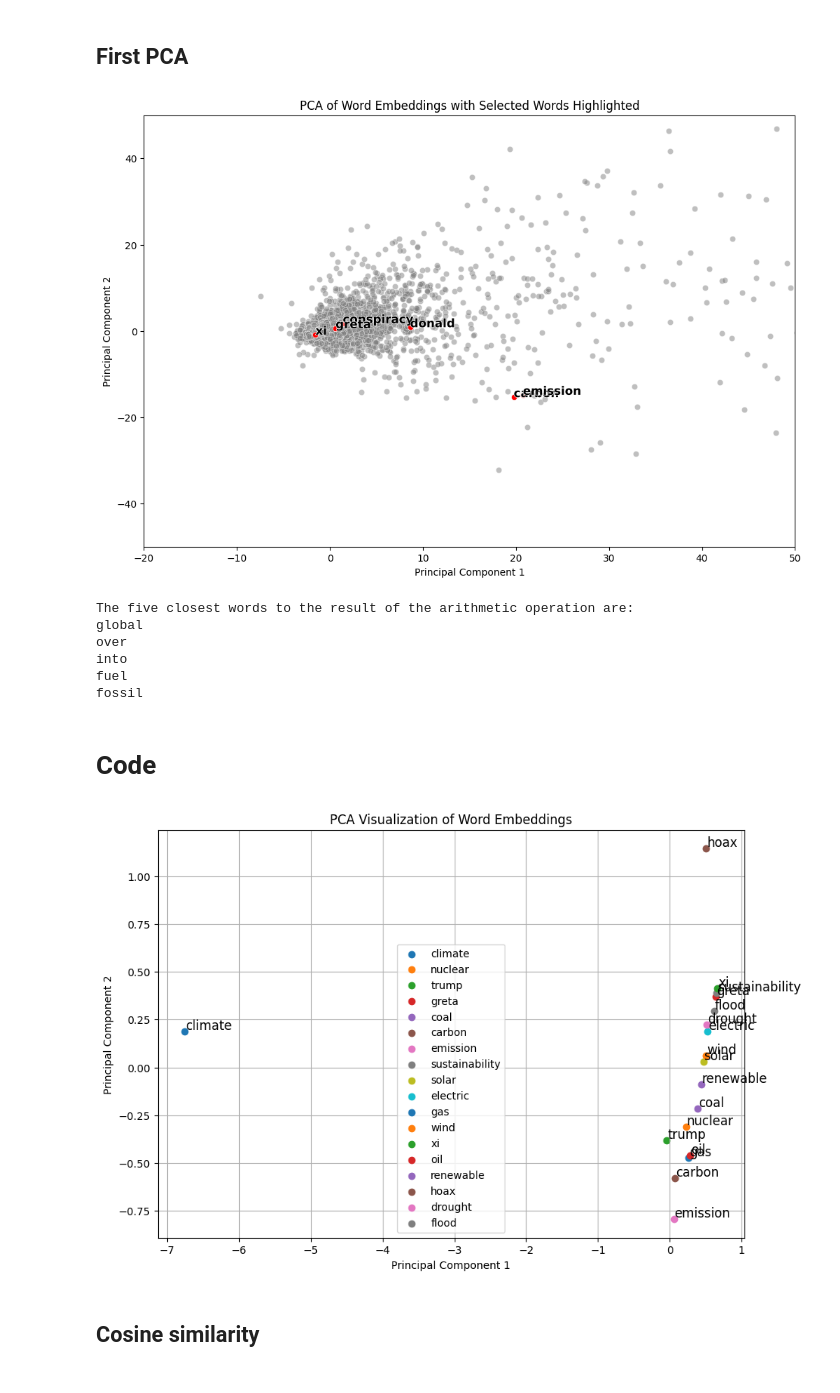
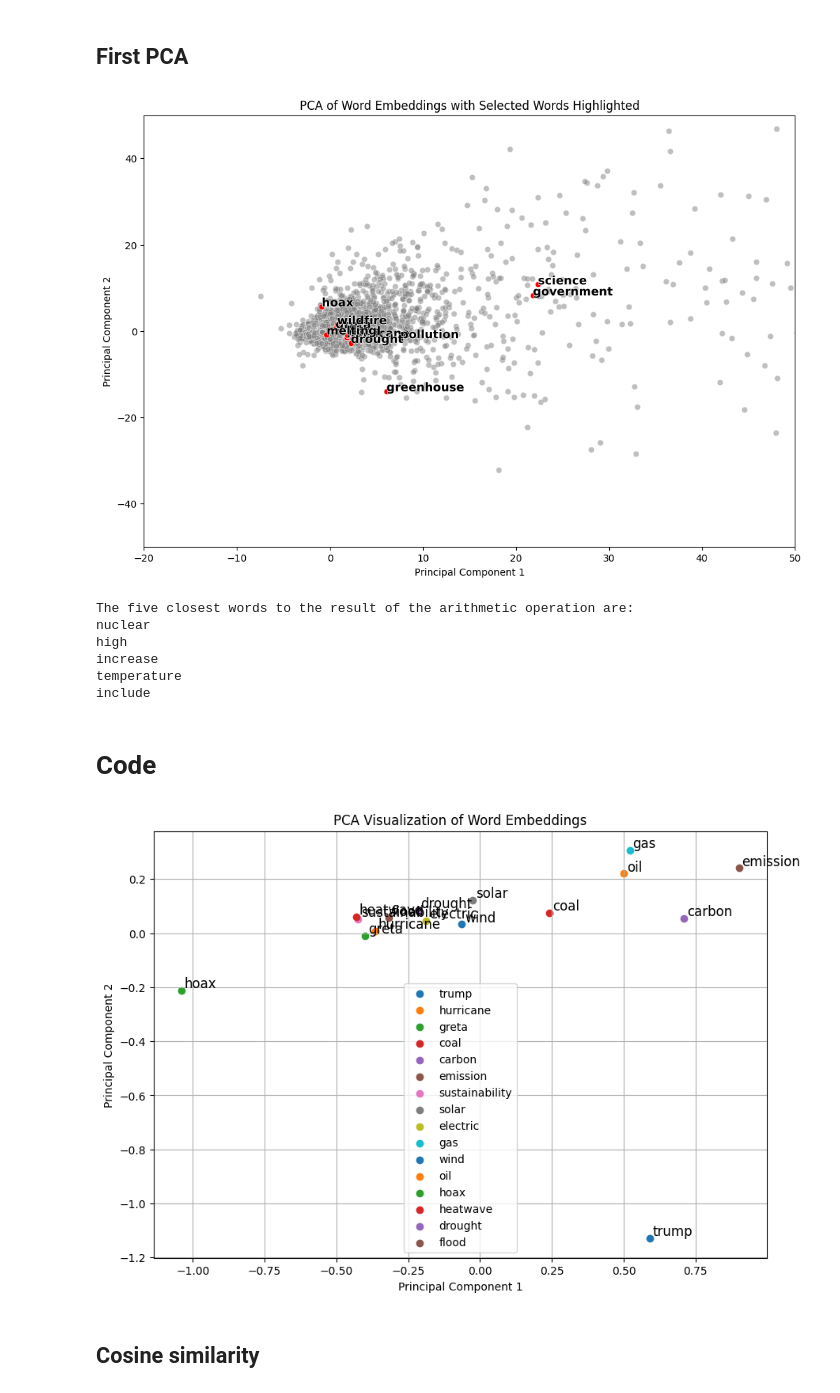
Before and after one commit to tobiaswtzl/dlss-project24, a Jupyter notebook: code/2. Deep Learning Model/SemSim.ipynb, the cells around one changed output. Drawn from its saved outputs; the diff is of its cells as text; code cells hidden in the pictures.

```diff
--- a/code/2. Deep Learning Model/SemSim.ipynb
+++ b/code/2. Deep Learning Model/SemSim.ipynb
@@ -50,8 +51,10 @@ pca_df = pd.DataFrame(data=principal_components, columns=['PC1', 'PC2'])
 pca_df['word'] = df_embeddings['word']
 
 # Specifying the words to highlight
-highlight_words = ["donald",  "conspiracy", "greta",
-                   "xi", "emission", "carbon"]
+
+highlight_words = ["hurricane", "flood", "drought", "melting", "hoax", "greenhouse", "greta",
+                   "science", "government", "emissions", "wildfire" , "pollution" ]
+
 
 # Filter the DataFrame to include only the selected words
 highlight_df = pca_df[pca_df['word'].isin(highlight_words)]
@@ -75,17 +78,16 @@ plt.xlabel('Principal Component 1')
 plt.ylabel('Principal Component 2')
 plt.show()
 # %% [output]
-[figure, old version]
+[figure, new version]
 # %%
-# renewable - fossil + energy
-
+# Calculate the cosine similarity between the vectors for 'hurricane' and 'flood'
 # Extract vectors for the words
-vector_greta = pca_df[pca_df['word'] == 'global'][['PC1', 'PC2']].values[0]
-vector_carbon = pca_df[pca_df['word'] == 'politics'][['PC1', 'PC2']].values[0]
-vector_donald= pca_df[pca_df['word'] == 'sustainability'][['PC1', 'PC2']].values[0]
+vector_hurricane = pca_df[pca_df['word'] == 'hurricane'][['PC1', 'PC2']].values[0]
+vector_wind = pca_df[pca_df['word'] == 'wind'][['PC1', 'PC2']].values[0]
+vector_water = pca_df[pca_df['word'] == 'water'][['PC1', 'PC2']].values[0]
 
 # Perform the arithmetic: renewable - fossil + energy
-result_vector = vector_greta + vector_carbon - vector_donald
+result_vector = vector_hurricane + vector_wind + vector_water
 
 # Calculate the distances between the result_vector and all other vectors
 distances = np.linalg.norm(pca_df[['PC1', 'PC2']].values - result_vector, axis=1)
@@ -101,46 +103,47 @@ for word in closest_words:
     print(word)
 # %% [output]
 The five closest words to the result of the arithmetic operation are:
-global
-over
-into
-fuel
-fossil
+nuclear
+high
+increase
+temperature
+include
 # %% [markdown]
 # Code
 # %%
 # List of words you want to visualize
-words_to_visualize = ['climate', 'carbon', 'sustainability', 'emission', "electric", "drought", "flood",
-                      "trump", "greta", "xi", "wind", "solar", "coal", "oil", "gas", "renewable", "nuclear", "hoax"]
+words_to_visualize = ['carbon', 'sustainability', 'emission', "electric", "heatwave", "hurricane",
+                      "drought", "flood",
+                      "trump", "greta", "wind", "solar", "coal", "oil", "gas",  "hoax"]
 
 # Filter the dataframe for those words
 df_filtered = df_embeddings[df_embeddings['word'].isin(words_to_visualize)]
 
 # Extract the features for PCA
 X = df_filtered.drop(columns=['word'])
 
 # Apply PCA to reduce dimensions to 2
 pca = PCA(n_components=2)
 X_pca = pca.fit_transform(X)
 
 # Create a DataFrame for the PCA results
 pca_df = pd.DataFrame(X_pca, columns=['PC1', 'PC2'])
 pca_df['word'] = df_filtered['word'].values
 
 # Plot the results
 plt.figure(figsize=(10, 7))
 for i, word in enumerate(pca_df['word']):
     plt.scatter(pca_df['PC1'].iloc[i], pca_df['PC2'].iloc[i], label=word)
     plt.text(pca_df['PC1'].iloc[i] + 0.01, pca_df['PC2'].iloc[i] + 0.01, word, fontsize=12)
 
 plt.title('PCA Visualization of Word Embeddings')
 plt.xlabel('Principal Component 1')
 plt.ylabel('Principal Component 2')
 plt.legend()
 plt.grid(True)
 plt.show()
 # %% [output]
-[figure, old version]
+[figure, new version]
 # %% [markdown]
 ## Cosine similarity
 # %%
```
Also changed, not shown: parts of 4 cells of this notebook, 1 other file.
